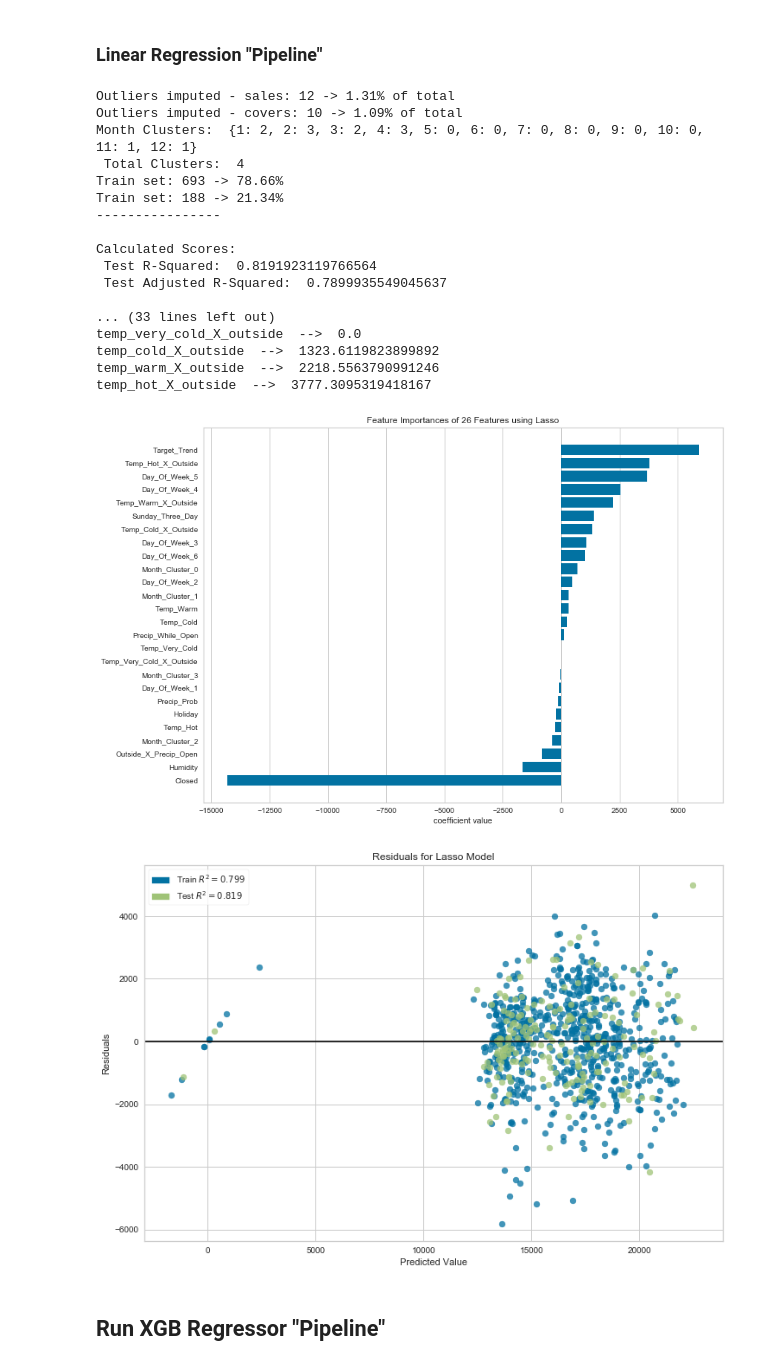
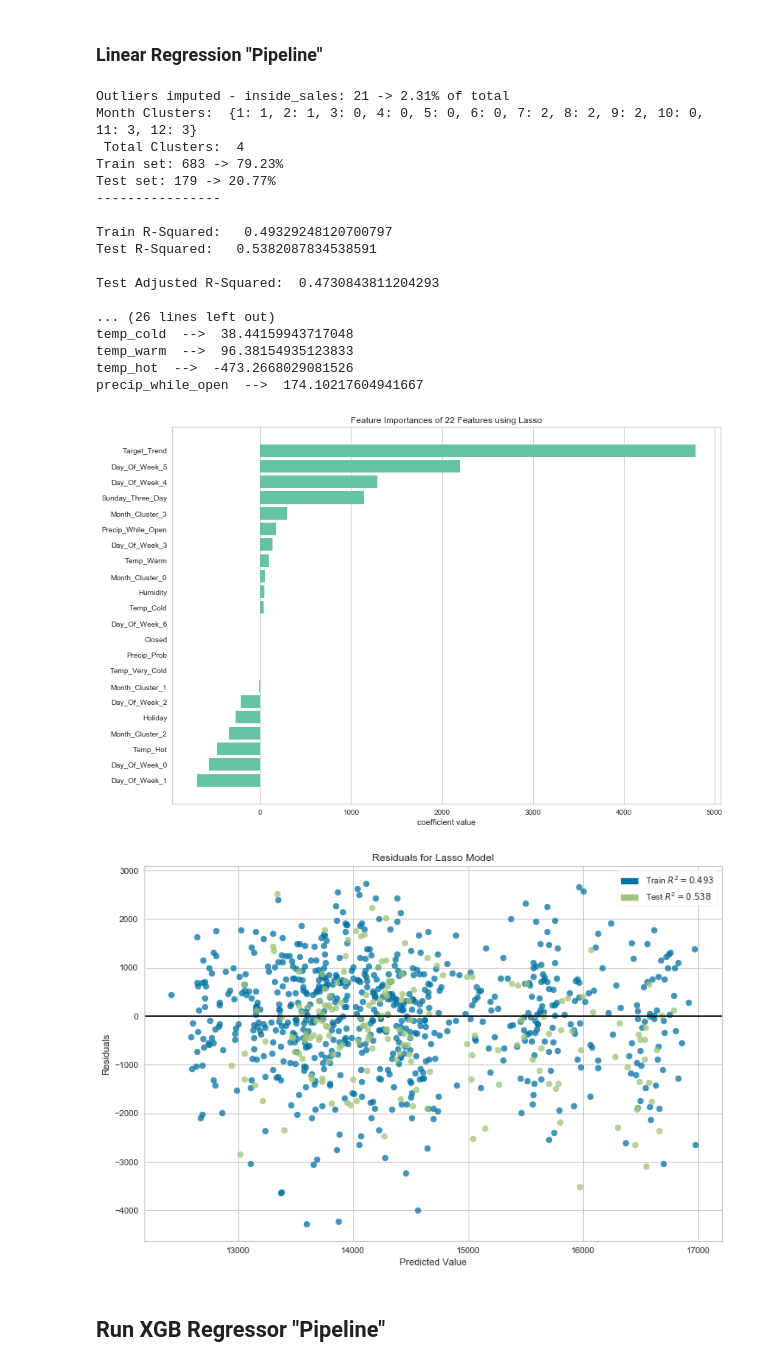
Before and after one commit to maks-p/restaurant_sales_forecasting, a Jupyter notebook: final_model.ipynb, the cells around one changed output. Drawn from its saved outputs; the diff is of its cells as text; code cells hidden in the pictures.

```diff
--- a/final_model.ipynb
+++ b/final_model.ipynb
@@ -457,4 +482,7 @@ class WeatherFeatureTransformer(BaseEstimator, TransformerMixin):
         X.drop(['apparent_temperature', 'temperature', 'precip_intensity_max', 'precip_max_time',
                 'summary', 'precip_type', 'pressure'], axis=1, inplace=True)
 
+        ## DROP CLOSED DAYS
+        X = X[X['closed'] == 0]
+
         return X
@@ -491,18 +493,18 @@ pre_pipe = Pipeline ( steps = [ ( 'closed' , CalendarTransformer(additional_clos
                                 ( 'outliers', OutlierTransformer(z_thresh) ) ] )
 
 post_pipe = Pipeline (steps = [ ( 'basic_features', BasicFeatureTransformer(month_clusters, start_date, end_date) ),
-                                ( 'weather_features', WeatherFeatureTransformer(temp_bins, open_time, close_time) ),
-                                ( 'interactions', InteractionTransformer() ) ] )
+                                ( 'weather_features', WeatherFeatureTransformer(temp_bins, open_time, close_time) ) ] )
 # %% [markdown]
 ### Train / Test / Split Helper Functions
 # %%
+# Drop Target Variable
 def drop_target(df):
 
     # Target Variable
     y = df[target][days_fwd:]
 
-    # Drop Target & Remaining Potential Target Variables from Target List
-    features = df.drop([target_list], axis=1)[days_fwd:]
+    # Drop Target
+    features = df.drop([target], axis=1)[days_fwd:]
 
     return features, y
 # %%
@@ -599,3 +602,5 @@ def residual_plot(rgr, X_train, y_train, X_test, y_test):
+# %%
+df = construct_df(indep_vars, dep_vars, target)
 # %% [markdown]
 ### Baseline Linear Regression
 # %%
@@ -637,60 +655,56 @@ KeyError: "[('total_sales', 'total_covers', 'total_ppa', 'inside_sales', 'inside
 # %% [markdown]
 ### Linear Regression "Pipeline"
 # %%
-def run_linear(sales_data, weather_data, pre_pipe, post_pipe):
-
-    # Import & Merge Weather & Sales Data
-    obj = importMerge(sales_data, weather_data)
-    df = obj.import_clean_merge()
+def run_linear(df, pre_pipe, post_pipe):
 
     # Pre Processing Pipeline
     df = pre_pipe.fit_transform(df)
 
     # Feature Engineering Pipeline
     df = post_pipe.fit_transform(df)
 
     # Separate Target & Features
     X, y = drop_target(df)
 
     # Test Train Split
     X_train, X_test, y_train, y_test = train_test_split(X, y, train_date_start, train_date_end)
 
     # Fit a Lasso Regression Model
     lassoReg = Lasso(fit_intercept=True, alpha=1)
     lasso_rgr = lassoReg.fit(X_train,y_train)
 
     # Run Regression Scoring Helper Function
     pred_df = model_score(lasso_rgr, X_train, y_train, X_test, y_test, X, y)
 
      # Feature Importance Chart
     feature_importance(lasso_rgr, X_train, y_train)
 
     # Residual Chart
     residual_plot(lasso_rgr, X_train, y_train, X_test, y_test)
 
     return pred_df, y_test, X_train
 
-pred_df, y_test, X_train = run_linear(sales_data, weather_data, pre_pipe, post_pipe)
+pred_df, y_test, X_train = run_linear(df, pre_pipe, post_pipe)
 # %% [output]
-Outliers imputed - sales: 12 -> 1.31% of total
-Outliers imputed - covers: 10 -> 1.09% of total
-Month Clusters:  {1: 2, 2: 3, 3: 2, 4: 3, 5: 0, 6: 0, 7: 0, 8: 0, 9: 0, 10: 0, 11: 1, 12: 1}
+Outliers imputed - inside_sales: 21 -> 2.31% of total
+Month Clusters:  {1: 1, 2: 1, 3: 0, 4: 0, 5: 0, 6: 0, 7: 2, 8: 2, 9: 2, 10: 0, 11: 3, 12: 3}
  Total Clusters:  4
-Train set: 693 -> 78.66%
-Train set: 188 -> 21.34%
+Train set: 683 -> 79.23%
+Test set: 179 -> 20.77%
 ----------------
 
-Calculated Scores:
- Test R-Squared:  0.8191923119766564
- Test Adjusted R-Squared:  0.7899935549045637
+Train R-Squared:   0.49329248120700797
+Test R-Squared:   0.5382087834538591
 
-... (33 lines left out)
-temp_very_cold_X_outside  -->  0.0
-temp_cold_X_outside  -->  1323.6119823899892
-temp_warm_X_outside  -->  2218.5563790991246
-temp_hot_X_outside  -->  3777.3095319418167
+Test Adjusted R-Squared:  0.4730843811204293
+
+... (26 lines left out)
+temp_cold  -->  38.44159943717048
+temp_warm  -->  96.38154935123833
+temp_hot  -->  -473.2668029081526
+precip_while_open  -->  174.10217604941667
-[figure, old version]
+[figure, new version]
-[figure, old version]
+[figure, new version]
 # %% [markdown]
 ## Run XGB Regressor "Pipeline"
 # %%
```
Also changed, not shown: parts of 26 cells of this notebook, 3 other files.
